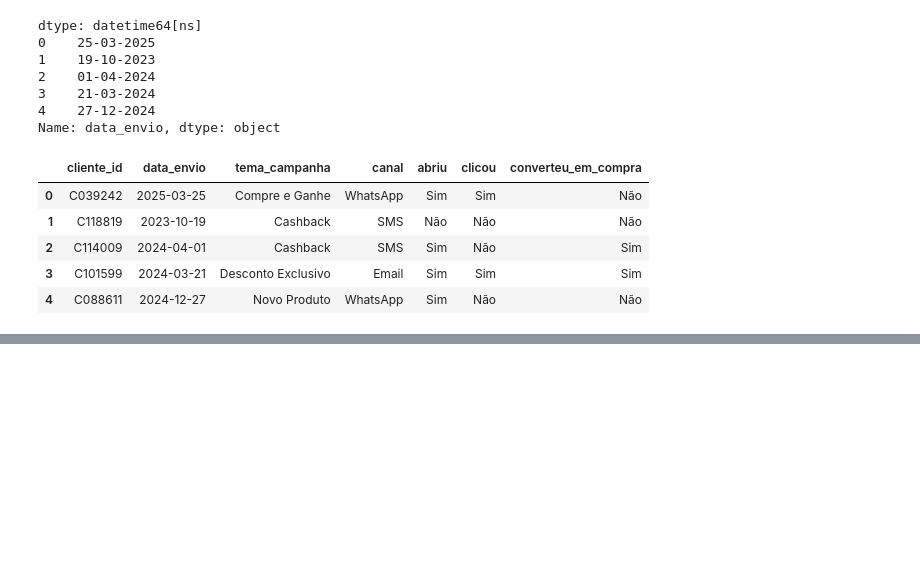
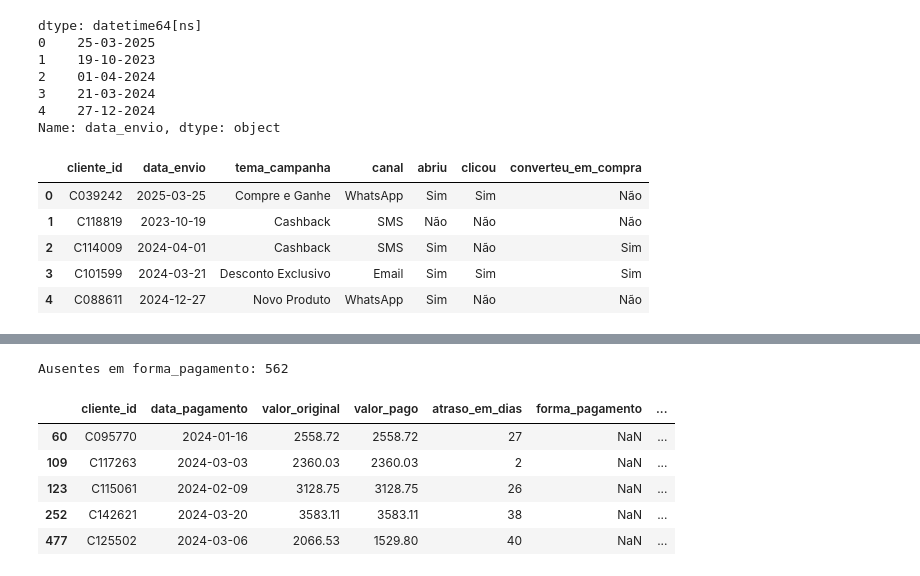
Before and after one commit to mairasantana/desafio-final-neurotech, a Jupyter notebook: analise_de_dados.ipynb, the cells around one changed output, grey strips where cells are left out. Saved outputs shown, nothing was run; the diff lists cells and outputs as text; code cells hidden in the pictures; blank space fills up the shorter version.

```diff
--- a/analise_de_dados.ipynb
+++ b/analise_de_dados.ipynb
@@ -796,0 +834,8 @@ df_campanhas.head()
+# %%
+# Conversão direta de data_pagamento para datetime64[ns]
+df_liquidados['data_pagamento'] = pd.to_datetime(
+    df_liquidados['data_pagamento'],
+    format='%Y-%m-%d' # padrão ISO presente na coluna
+)
+
+print(df_liquidados['data_pagamento'].dtype)
@@ -796,0 +864,20 @@ df_campanhas.head()
+# %%
+# Converte qualquer valor ausente ou string vazia em NaN
+df_liquidados['forma_pagamento'] = (
+    df_liquidados['forma_pagamento']
+        .replace(['', ' ', 'Sem informação', 'Não informado'], np.nan)
+)
+
+print("Ausentes em forma_pagamento:",
+      df_liquidados['forma_pagamento'].isna().sum())   # deve mostrar 562
+# %% [output]
+Ausentes em forma_pagamento: 562
+# %%
+df_liquidados[df_liquidados['forma_pagamento'].isna()].head()                     #Avaliando se estão sinalizados como NA
+# %% [output]
+|  | cliente_id | data_pagamento | valor_original | valor_pago | atraso_em_dias | forma_pagamento | ... |
+| 60 | C095770 | 2024-01-16 | 2558.72 | 2558.72 | 27 | NaN | ... |
+| 109 | C117263 | 2024-03-03 | 2360.03 | 2360.03 | 2 | NaN | ... |
+| 123 | C115061 | 2024-02-09 | 3128.75 | 3128.75 | 26 | NaN | ... |
+| 252 | C142621 | 2024-03-20 | 3583.11 | 3583.11 | 38 | NaN | ... |
+| 477 | C125502 | 2024-03-06 | 2066.53 | 1529.80 | 40 | NaN | ... |
```
Also changed, not shown: parts of 40 cells of this notebook.
